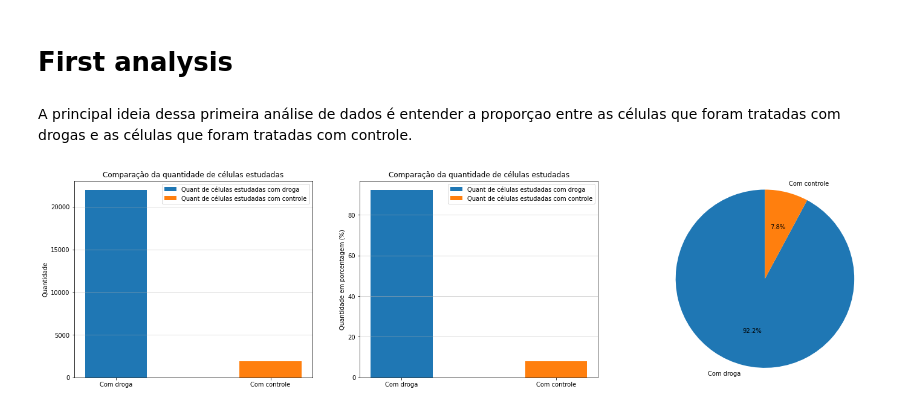
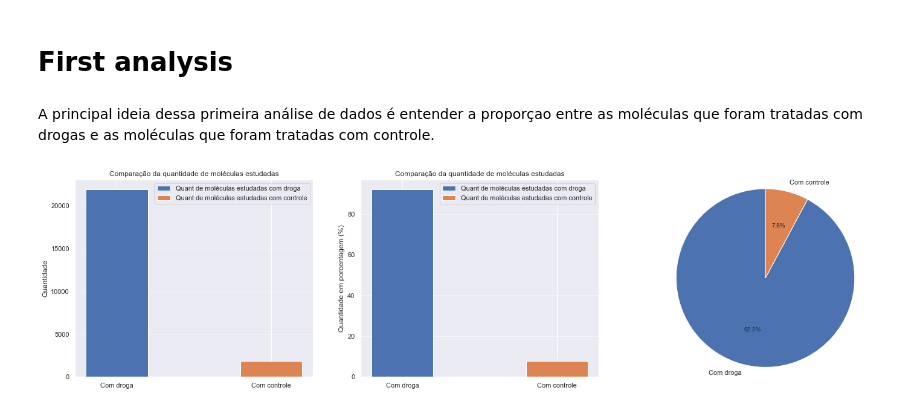
Before and after one commit to Shnrqpdr/drug-discovery, a Jupyter notebook: farmacos-nb.ipynb, the cells around one changed output. Drawn from its saved outputs; the diff is of its cells as text; code cells hidden in the pictures.

```diff
--- a/farmacos-nb.ipynb
+++ b/farmacos-nb.ipynb
@@ -6,6 +6,9 @@ Aqui, estudaremos células para produção de fármacos.
 # %%
 import pandas as pd
 import matplotlib.pyplot as plt
+import seaborn as sns
+import utils
+sns.set()
 # %% [markdown]
 # Read the dataframe
 # %%
@@ -28,3 +31,7 @@ dados
 | 23812 | id_fffcb9e7c | com_droga | 24 | D1 | 8b87a7a83 | 0.6660 | 0.2324 | 0.4392 | 0.2044 | 0.8531 | ... | ... |
 | 23813 | id_ffffdd77b | com_droga | 72 | D1 | 972f41291 | -0.8598 | 1.0240 | -0.1361 | 0.7952 | -0.3611 | ... | ... |
 23814 rows × 877 columns
+# %%
+dados.rename(columns={'droga': 'composto'}, inplace=True)
+
+dados
@@ -31,35 +52,35 @@ dados
 # %% [markdown]
 # First analysis
 # %% [markdown]
-A principal ideia dessa primeira análise de dados é entender a proporçao entre as células que foram tratadas com drogas e as células que foram tratadas com controle.
+A principal ideia dessa primeira análise de dados é entender a proporçao entre as moléculas que foram tratadas com drogas e as moléculas que foram tratadas com controle.
 # %%
 comDroga = dados['tratamento'].value_counts()[0]
 comDrogaPorcentagem = dados['tratamento'].value_counts('percent')[0]*100.0
 
 comControle = dados['tratamento'].value_counts()[1]
 comControlePorcentagem = dados['tratamento'].value_counts('percent')[1]*100.0
 
 barWidth = 0.40
 
 fig, axes = plt.subplots(1, 3, figsize=(24,6))
 
-axes[0].bar('Com droga', comDroga, width=barWidth, label="Quant de células estudadas com droga")
-axes[0].bar('Com controle', comControle, width=barWidth, label="Quant de células estudadas com controle")
+axes[0].bar('Com droga', comDroga, width=barWidth, label="Quant de moléculas estudadas com droga")
+axes[0].bar('Com controle', comControle, width=barWidth, label="Quant de moléculas estudadas com controle")
 axes[0].set_ylabel("Quantidade")
-axes[0].set_title(f'Comparação da quantidade de células estudadas')
+axes[0].set_title(f'Comparação da quantidade de moléculas estudadas')
 axes[0].grid(axis='y', linestyle='-', linewidth=0.5)
 axes[0].legend(loc='upper right')
 
-axes[1].bar('Com droga', comDrogaPorcentagem, width=barWidth, label="Quant de células estudadas com droga")
-axes[1].bar('Com controle', comControlePorcentagem, width=barWidth, label="Quant de células estudadas com controle")
+axes[1].bar('Com droga', comDrogaPorcentagem, width=barWidth, label="Quant de moléculas estudadas com droga")
+axes[1].bar('Com controle', comControlePorcentagem, width=barWidth, label="Quant de moléculas estudadas com controle")
 axes[1].set_ylabel("Quantidade em porcentagem (%)")
-axes[1].set_title(f'Comparação da quantidade de células estudadas')
+axes[1].set_title(f'Comparação da quantidade de moléculas estudadas')
 axes[1].grid(axis='y', linestyle='-', linewidth=0.5)
 axes[1].legend(loc='upper right')
 
 axes[2].pie(dados['tratamento'].value_counts(), labels=['Com droga', 'Com controle'], autopct='%1.1f%%', startangle=90)
 axes[2].axis('equal')
 
 plt.show()
 # %% [output]
-[figure, old version]
+[figure, new version]
```
Also changed, not shown: parts of 4 cells of this notebook, 1 other file.
